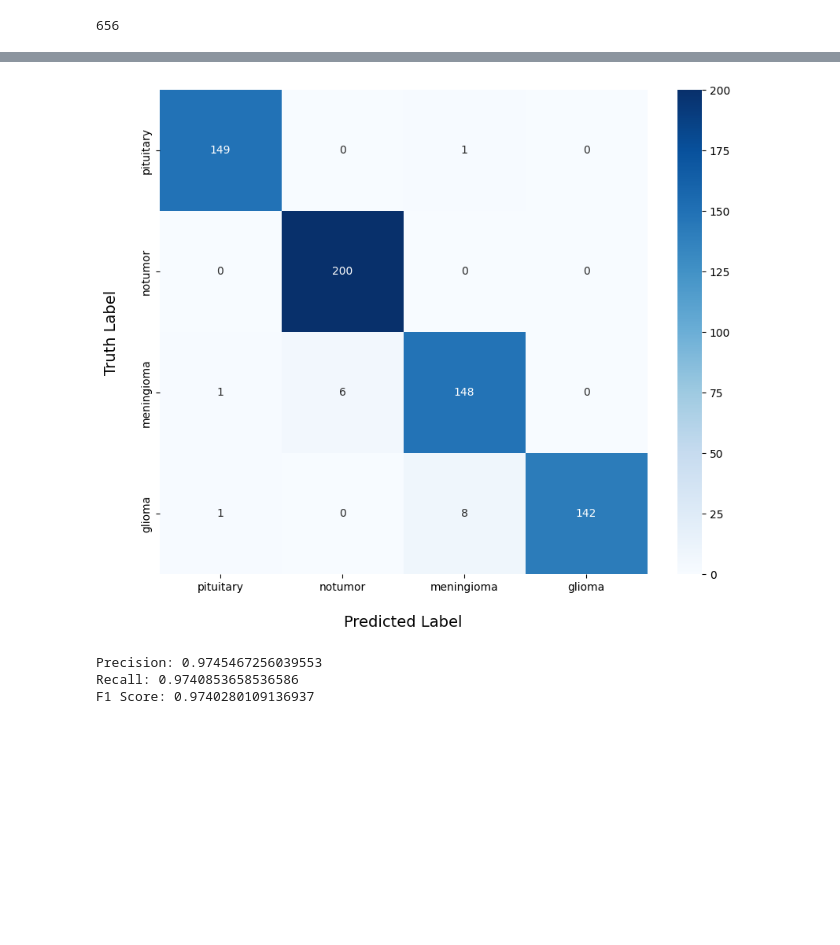
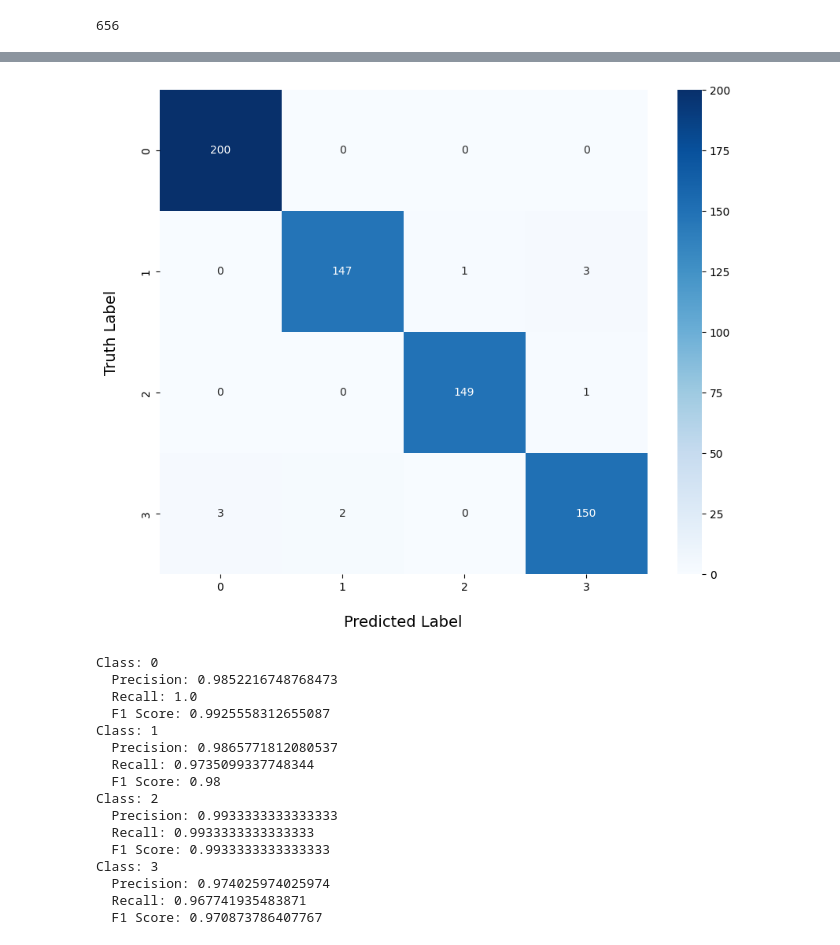
Before and after one commit to kashishthakur26/Brain_tumor_research, a Jupyter notebook: Cnn_torch_256.ipynb, the cells around one changed output, grey strips where cells are left out. Cells and saved outputs as stored; diff of their text form; code cells hidden in the pictures; blank space fills up the shorter version.

```diff
--- a/Cnn_torch_256.ipynb
+++ b/Cnn_torch_256.ipynb
@@ -326,6 +330,6 @@ plt.show()
 # %%
-# models = glob("C:/Users/91623/Desktop/Brain_tumor_research/*")
-# model_num = [int(i.split("_")[-1]) for i in models if i.split("_")[-1].isdigit()]
-best_model_path = "C:/Users/91623/Desktop/Brain_tumor_research/model_39"
+models = glob("C:/Users/91623/Desktop/Brain_tumor_research/*")
+model_num = [int(i.split("_")[-1]) for i in models if i.split("_")[-1].isdigit()]
+best_model_path = "C:/Users/91623/Desktop/Brain_tumor_research/model_" + str(sorted(model_num)[-1])
 best_model_path
 # %% [output]
@@ -370,20 +374,41 @@ Best Model Test Accuracy: 97.41%
 # %%
 from sklearn.metrics import confusion_matrix, precision_score, recall_score, f1_score
+import matplotlib.pyplot as plt
+import seaborn as sns
+
 cm = confusion_matrix(gen_labels_test_set, best_model_preds)
-precision = precision_score(gen_labels_test_set, best_model_preds, average='weighted')
-recall = recall_score(gen_labels_test_set, best_model_preds, average='weighted')
-f1 = f1_score(gen_labels_test_set, best_model_preds, average='weighted')
-labels = set([label[2] for label in test_dataset])
-plt.figure(figsize=(10,8))
+labels = sorted(set(gen_labels_test_set))
+
+plt.figure(figsize=(10, 8))
 sns.heatmap(cm, annot=True, fmt='d', cmap='Blues', xticklabels=labels, yticklabels=labels)
 plt.xlabel('Predicted Label', labelpad=20, fontsize=14)
 plt.ylabel('Truth Label', labelpad=20, fontsize=14)
 plt.show()
-print(f'Precision: {precision}')
-print(f'Recall: {recall}')
-print(f'F1 Score: {f1}')
+
+precision_per_class = precision_score(gen_labels_test_set, best_model_preds, average=None)
+recall_per_class = recall_score(gen_labels_test_set, best_model_preds, average=None)
+f1_per_class = f1_score(gen_labels_test_set, best_model_preds, average=None)
+
+for i, label in enumerate(labels):
+    print(f'Class: {label}')
+    print(f'  Precision: {precision_per_class[i]}')
+    print(f'  Recall: {recall_per_class[i]}')
+    print(f'  F1 Score: {f1_per_class[i]}')
 # %% [output]
-[figure, old version]
+[figure, new version]
-Precision: 0.9745467256039553
-Recall: 0.9740853658536586
-F1 Score: 0.9740280109136937
+Class: 0
+  Precision: 0.9852216748768473
+  Recall: 1.0
+  F1 Score: 0.9925558312655087
+Class: 1
+  Precision: 0.9865771812080537
+  Recall: 0.9735099337748344
+  F1 Score: 0.98
+Class: 2
+  Precision: 0.9933333333333333
+  Recall: 0.9933333333333333
+  F1 Score: 0.9933333333333333
+Class: 3
+  Precision: 0.974025974025974
+  Recall: 0.967741935483871
+  F1 Score: 0.970873786407767
```
Also changed, not shown: parts of 6 cells of this notebook, 4 other files.
